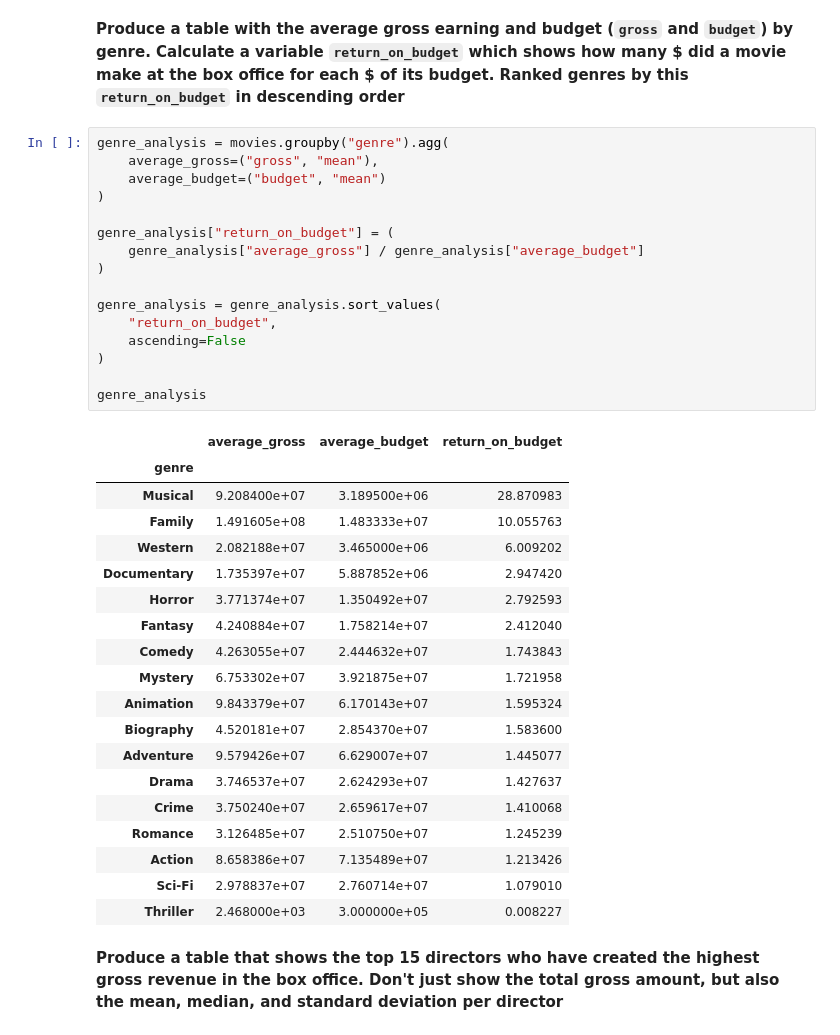
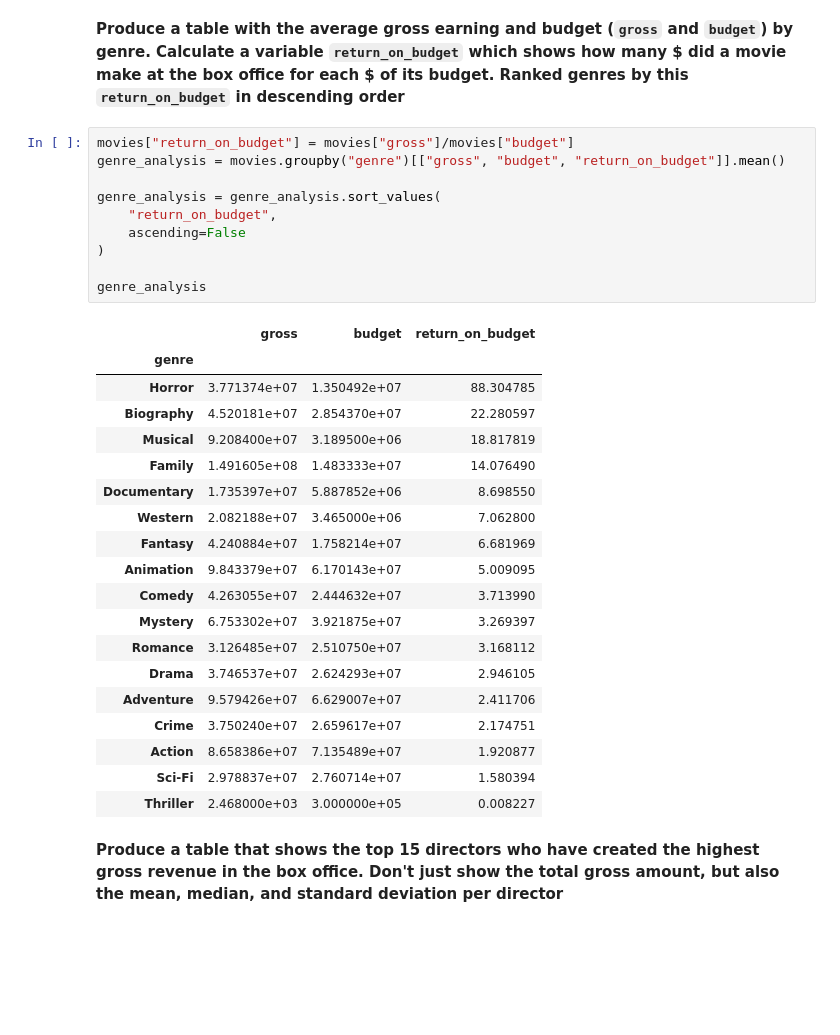
Before and after one commit to JAIAKASH651/ACOD, a Jupyter notebook: Session_2/Homework.ipynb, the cells around one changed output. Cells and saved outputs as stored; diff of their text form; blank space fills up the shorter version.

```diff
--- a/Session_2/Homework.ipynb
+++ b/Session_2/Homework.ipynb
@@ -64,40 +64,34 @@ dtype: int64
 # %% [markdown]
 **Produce a table with the average gross earning and budget (`gross` and `budget`) by genre. Calculate a variable `return_on_budget` which shows how many \$ did a movie make at the box office for each \$ of its budget. Ranked genres by this `return_on_budget` in descending order**
 # %%
-genre_analysis = movies.groupby("genre").agg(
-    average_gross=("gross", "mean"),
-    average_budget=("budget", "mean")
-)
-
-genre_analysis["return_on_budget"] = (
-    genre_analysis["average_gross"] / genre_analysis["average_budget"]
-)
+movies["return_on_budget"] = movies["gross"]/movies["budget"]
+genre_analysis = movies.groupby("genre")[["gross", "budget", "return_on_budget"]].mean()
 
 genre_analysis = genre_analysis.sort_values(
     "return_on_budget",
     ascending=False
 )
 
 genre_analysis
 # %% [output]
-|  | average_gross | average_budget | return_on_budget |
+|  | gross | budget | return_on_budget |
 | genre |  |  |  |
-| Musical | 9.208400e+07 | 3.189500e+06 | 28.870983 |
-| Family | 1.491605e+08 | 1.483333e+07 | 10.055763 |
-| Western | 2.082188e+07 | 3.465000e+06 | 6.009202 |
-| Documentary | 1.735397e+07 | 5.887852e+06 | 2.947420 |
-| Horror | 3.771374e+07 | 1.350492e+07 | 2.792593 |
-| Fantasy | 4.240884e+07 | 1.758214e+07 | 2.412040 |
-| Comedy | 4.263055e+07 | 2.444632e+07 | 1.743843 |
-| Mystery | 6.753302e+07 | 3.921875e+07 | 1.721958 |
-| Animation | 9.843379e+07 | 6.170143e+07 | 1.595324 |
-| Biography | 4.520181e+07 | 2.854370e+07 | 1.583600 |
-| Adventure | 9.579426e+07 | 6.629007e+07 | 1.445077 |
-| Drama | 3.746537e+07 | 2.624293e+07 | 1.427637 |
-| Crime | 3.750240e+07 | 2.659617e+07 | 1.410068 |
-| Romance | 3.126485e+07 | 2.510750e+07 | 1.245239 |
-| Action | 8.658386e+07 | 7.135489e+07 | 1.213426 |
-| Sci-Fi | 2.978837e+07 | 2.760714e+07 | 1.079010 |
+| Horror | 3.771374e+07 | 1.350492e+07 | 88.304785 |
+| Biography | 4.520181e+07 | 2.854370e+07 | 22.280597 |
+| Musical | 9.208400e+07 | 3.189500e+06 | 18.817819 |
+| Family | 1.491605e+08 | 1.483333e+07 | 14.076490 |
+| Documentary | 1.735397e+07 | 5.887852e+06 | 8.698550 |
+| Western | 2.082188e+07 | 3.465000e+06 | 7.062800 |
+| Fantasy | 4.240884e+07 | 1.758214e+07 | 6.681969 |
+| Animation | 9.843379e+07 | 6.170143e+07 | 5.009095 |
+| Comedy | 4.263055e+07 | 2.444632e+07 | 3.713990 |
+| Mystery | 6.753302e+07 | 3.921875e+07 | 3.269397 |
+| Romance | 3.126485e+07 | 2.510750e+07 | 3.168112 |
+| Drama | 3.746537e+07 | 2.624293e+07 | 2.946105 |
+| Adventure | 9.579426e+07 | 6.629007e+07 | 2.411706 |
+| Crime | 3.750240e+07 | 2.659617e+07 | 2.174751 |
+| Action | 8.658386e+07 | 7.135489e+07 | 1.920877 |
+| Sci-Fi | 2.978837e+07 | 2.760714e+07 | 1.580394 |
 | Thriller | 2.468000e+03 | 3.000000e+05 | 0.008227 |
 # %% [markdown]
 **Produce a table that shows the top 15 directors who have created the highest gross revenue in the box office. Don't just show the total gross amount, but also the mean, median, and standard deviation per director**
```
Also changed, not shown: 1 other file.
